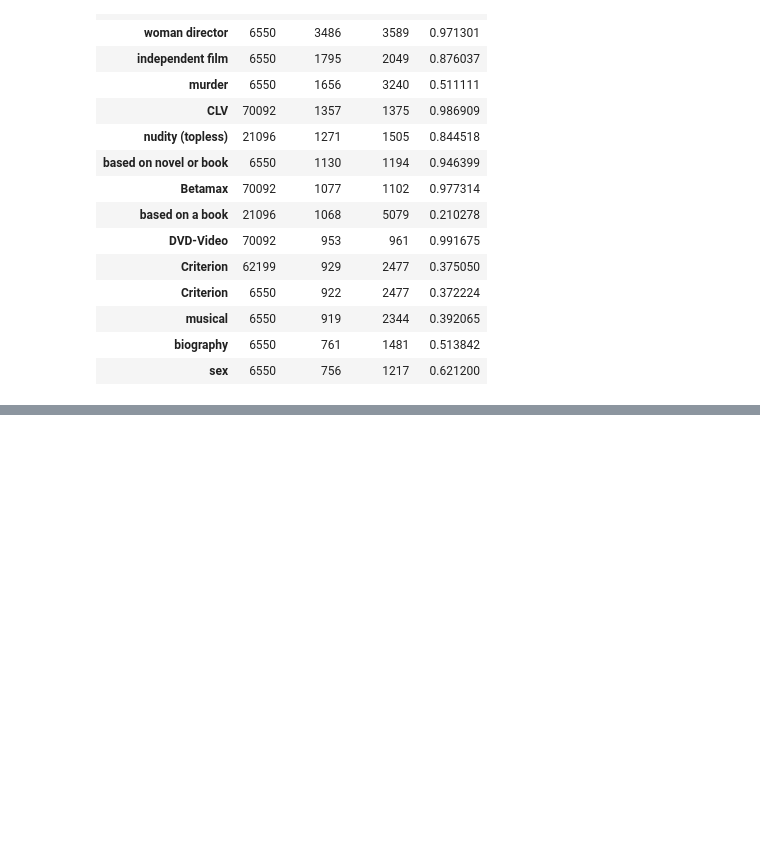
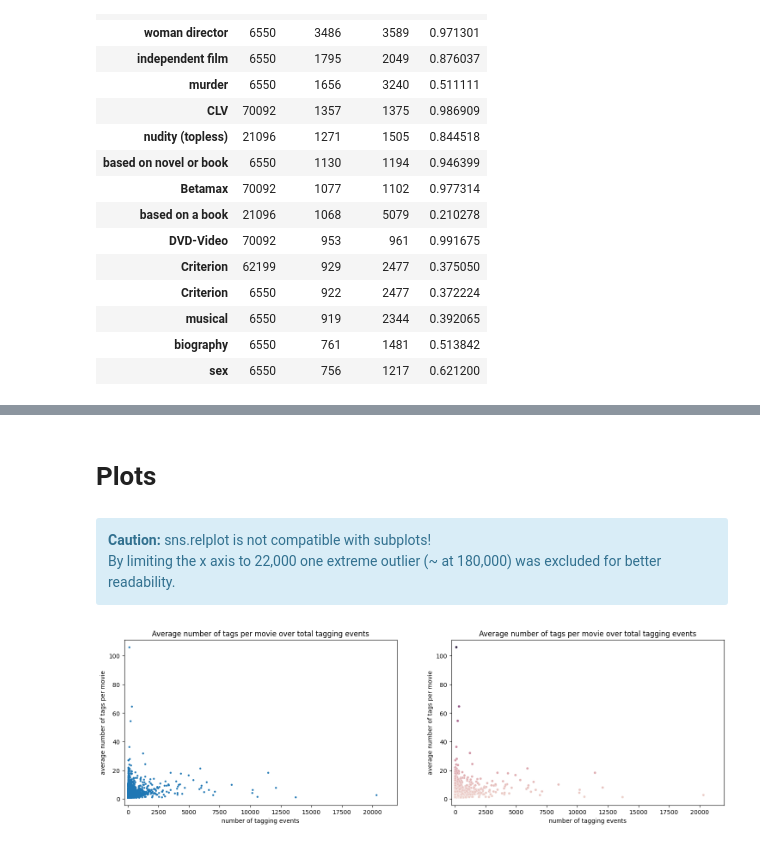
Before and after one commit to lebenaba/movie_recommendation, a Jupyter notebook: notebooks/plots_users_tags.ipynb, the cells around one changed output, grey strips where cells are left out. Saved outputs shown, nothing was run; the diff lists cells and outputs as text; code cells hidden in the pictures; blank space fills up the shorter version.

Commit message:
modified both notebooks for user related plots, included linked sections

```diff
--- a/notebooks/plots_users_tags.ipynb
+++ b/notebooks/plots_users_tags.ipynb
@@ -535,0 +302,5 @@ sns.boxplot(df);
+# %%
+user_tags_overall = user_tags_per_movie.groupby('userId').sum().rename(columns={'n_tags':'n_tags_overall'})
+user_tags_average = user_tags_per_movie.groupby(['userId']).mean().rename(columns={'n_tags':'n_tags_avg'})
+user_tags_plt = user_tags_overall.merge(right=user_tags_average, on='userId', how='outer')
+user_tags_plt.head()
@@ -535,0 +344,30 @@ sns.boxplot(df);
+# %% [markdown]
+# Plots
+# %% [markdown]
+<div class="alert alert-block alert-info"><b>Caution:</b> sns.relplot is not compatible with subplots!<br>
+By limiting the x axis to 22,000 one extreme outlier (~ at 180,000) was excluded for better readability.</div>
+# %%
+fig, ax = plt.subplots(figsize=(18, 5))
+# remove axes and frame of subplot figure
+ax.xaxis.set_visible(False)
+ax.yaxis.set_visible(False)
+ax.axis('off')
+plt.subplots_adjust(hspace=0.5) # prevents overlapping of single plots
+
+plt.subplot(121)
+plt.scatter(x=user_tags_plt.n_tags_overall, y=user_tags_plt.n_tags_avg, s=5)
+plt.xlim([-300,22000])
+plt.title('Average number of tags per movie over total tagging events')
+plt.xlabel('number of tagging events')
+plt.ylabel('average number of tags per movie')
+# plt.plot([0,6000],[5,5], c='r', alpha=0.6)
+
+plt.subplot(122)
+# sns.relplot(x=df_rat.n_ratings, y=df_rat.avg_rating) # relplot is not compatible with subplots!
+sns.scatterplot(x=user_tags_plt.n_tags_overall, y=user_tags_plt.n_tags_avg, hue=user_tags_plt.n_tags_avg, size=10, legend=False)
+plt.xlim([-300,22000])
+plt.title('Average number of tags per movie over total tagging events')
+plt.xlabel('number of tagging events')
+plt.ylabel('average number of tags per movie');
+# %% [output]
+[figure, added]
```
Also changed, not shown: parts of 28 cells of this notebook, 1 other file.
